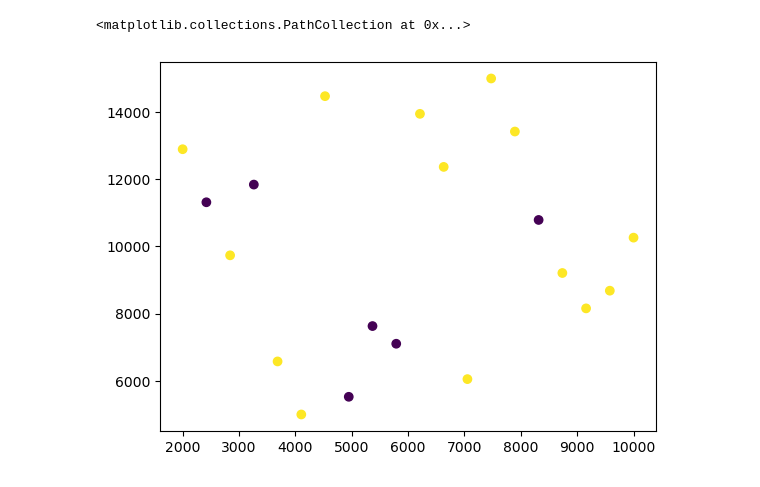
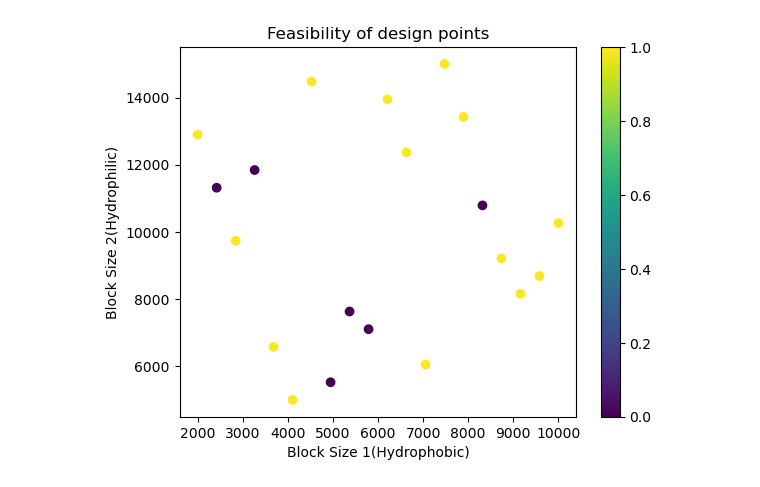
Before and after one commit to gourav-k/sprayable-hydrogels, a Jupyter notebook: classify_GTData.ipynb, the cells around one changed output. Drawn from its saved outputs; the diff is of its cells as text; code cells hidden in the pictures.

```diff
--- a/classify_GTData.ipynb
+++ b/classify_GTData.ipynb
@@ -37,8 +42,12 @@ x_pd
 # %%
 # plot - 2D plot for 8D points; not helpful
 x1_plt = x_pd['Block 1 (Hydrophobic) [End Segment]', 'Block Size'].values
 x2_plt = x_pd['Block 2 (Hydrophilic) [Middle Segment]', 'Block Size'].values
 plt.scatter(x1_plt, x2_plt, c = y_pd['Manufacturability', '--'].values)
+plt.xlabel('Block Size 1(Hydrophobic)')
+plt.ylabel('Block Size 2(Hydrophilic)')
+plt.title('Feasibility of design points')
+plt.colorbar()
+plt.show()
 # %% [output]
-<matplotlib.collections.PathCollection at 0x...>
-[figure, old version]
+[figure, new version]
```
Also changed, not shown: parts of 3 cells of this notebook.
